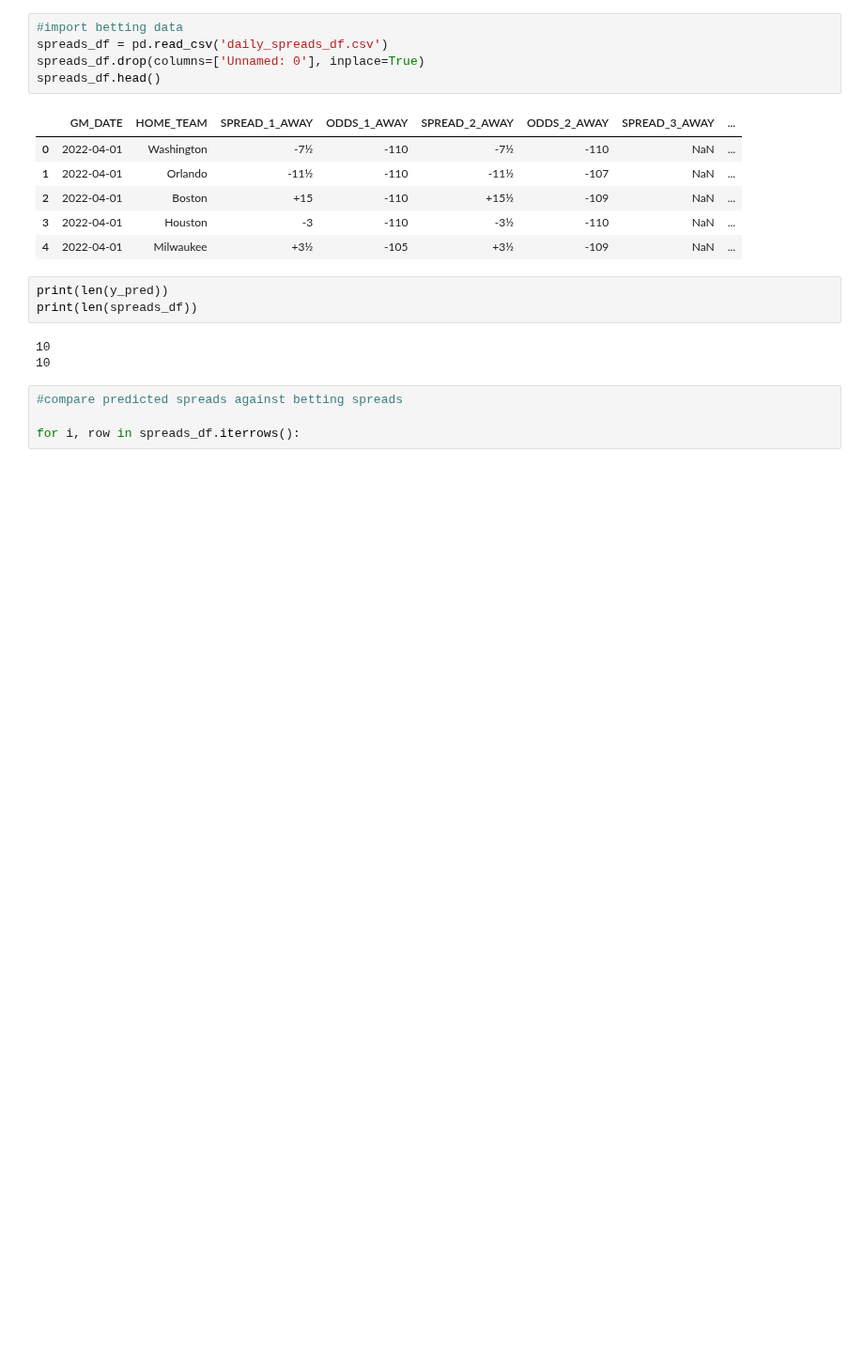
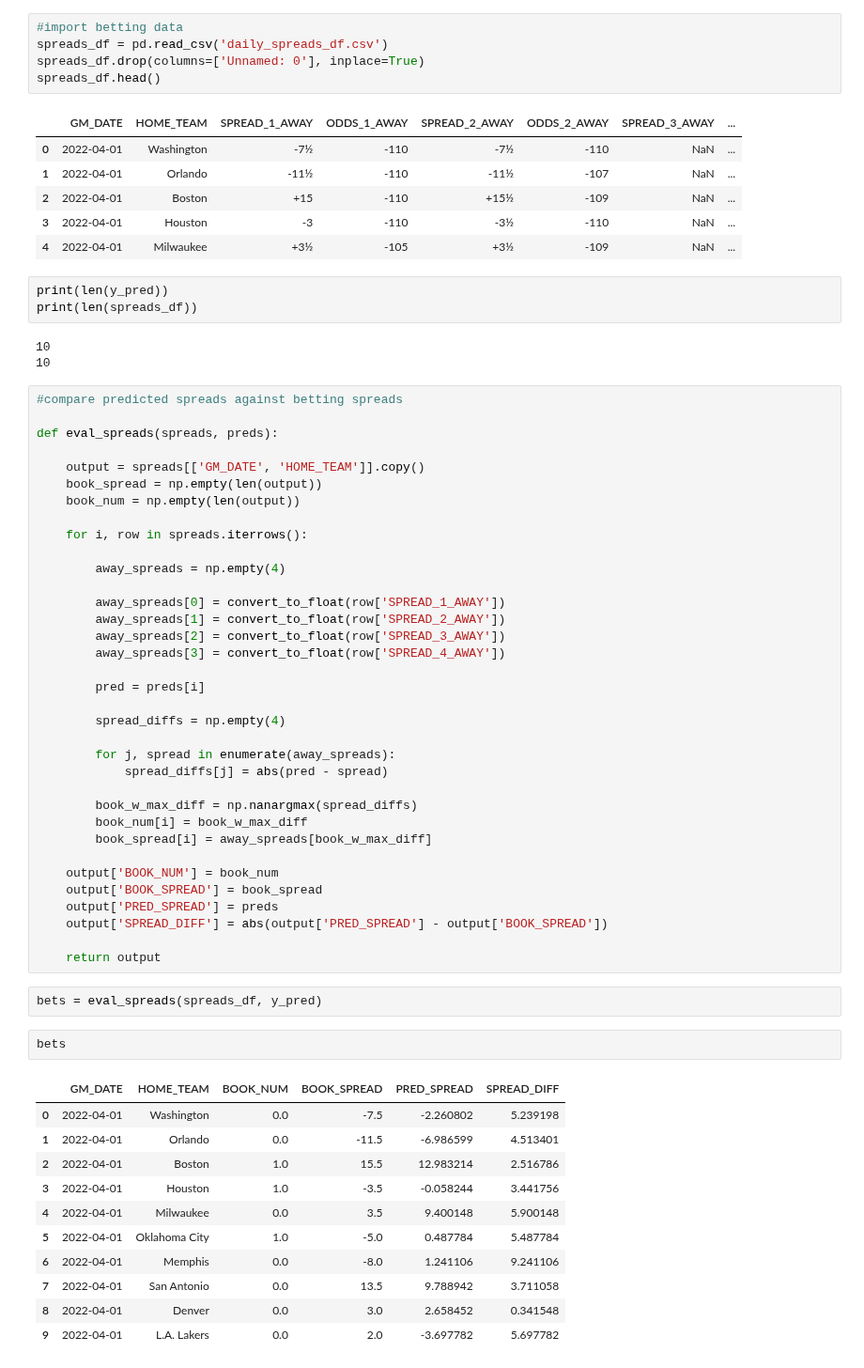
Before and after one commit to jnshzk/nba_beating_the_spread, a Jupyter notebook: daily_refresh/daily_model.ipynb, the cells around one changed output. Shown at 94% size. Cells and saved outputs as stored; diff of their text form; blank space fills up the shorter version.

```diff
--- a/daily_refresh/daily_model.ipynb
+++ b/daily_refresh/daily_model.ipynb
@@ -201,7 +190,54 @@ print(len(spreads_df))
 # %% [output]
 10
 10
-# %%
-#compare predicted spreads against betting spreads
-
-for i, row in spreads_df.iterrows():
+# %%
+#compare predicted spreads against betting spreads
+
+def eval_spreads(spreads, preds):
+
+    output = spreads[['GM_DATE', 'HOME_TEAM']].copy()
+    book_spread = np.empty(len(output))
+    book_num = np.empty(len(output))
+
+    for i, row in spreads.iterrows():
+
+        away_spreads = np.empty(4)
+
+        away_spreads[0] = convert_to_float(row['SPREAD_1_AWAY'])
+        away_spreads[1] = convert_to_float(row['SPREAD_2_AWAY'])
+        away_spreads[2] = convert_to_float(row['SPREAD_3_AWAY'])
+        away_spreads[3] = convert_to_float(row['SPREAD_4_AWAY'])
+
+        pred = preds[i]
+
+        spread_diffs = np.empty(4)
+
+        for j, spread in enumerate(away_spreads):
+            spread_diffs[j] = abs(pred - spread)
+
+        book_w_max_diff = np.nanargmax(spread_diffs)
+        book_num[i] = book_w_max_diff
+        book_spread[i] = away_spreads[book_w_max_diff]
+
+    output['BOOK_NUM'] = book_num
+    output['BOOK_SPREAD'] = book_spread
+    output['PRED_SPREAD'] = preds
+    output['SPREAD_DIFF'] = abs(output['PRED_SPREAD'] - output['BOOK_SPREAD'])
+
+    return output
+# %%
+bets = eval_spreads(spreads_df, y_pred)
+# %%
+bets
+# %% [output]
+|  | GM_DATE | HOME_TEAM | BOOK_NUM | BOOK_SPREAD | PRED_SPREAD | SPREAD_DIFF |
+| 0 | 2022-04-01 | Washington | 0.0 | -7.5 | -2.260802 | 5.239198 |
+| 1 | 2022-04-01 | Orlando | 0.0 | -11.5 | -6.986599 | 4.513401 |
+| 2 | 2022-04-01 | Boston | 1.0 | 15.5 | 12.983214 | 2.516786 |
+| 3 | 2022-04-01 | Houston | 1.0 | -3.5 | -0.058244 | 3.441756 |
+| 4 | 2022-04-01 | Milwaukee | 0.0 | 3.5 | 9.400148 | 5.900148 |
+| 5 | 2022-04-01 | Oklahoma City | 1.0 | -5.0 | 0.487784 | 5.487784 |
+| 6 | 2022-04-01 | Memphis | 0.0 | -8.0 | 1.241106 | 9.241106 |
+| 7 | 2022-04-01 | San Antonio | 0.0 | 13.5 | 9.788942 | 3.711058 |
+| 8 | 2022-04-01 | Denver | 0.0 | 3.0 | 2.658452 | 0.341548 |
+| 9 | 2022-04-01 | L.A. Lakers | 0.0 | 2.0 | -3.697782 | 5.697782 |
```
Also changed, not shown: parts of 7 cells of this notebook, 1 other file.
